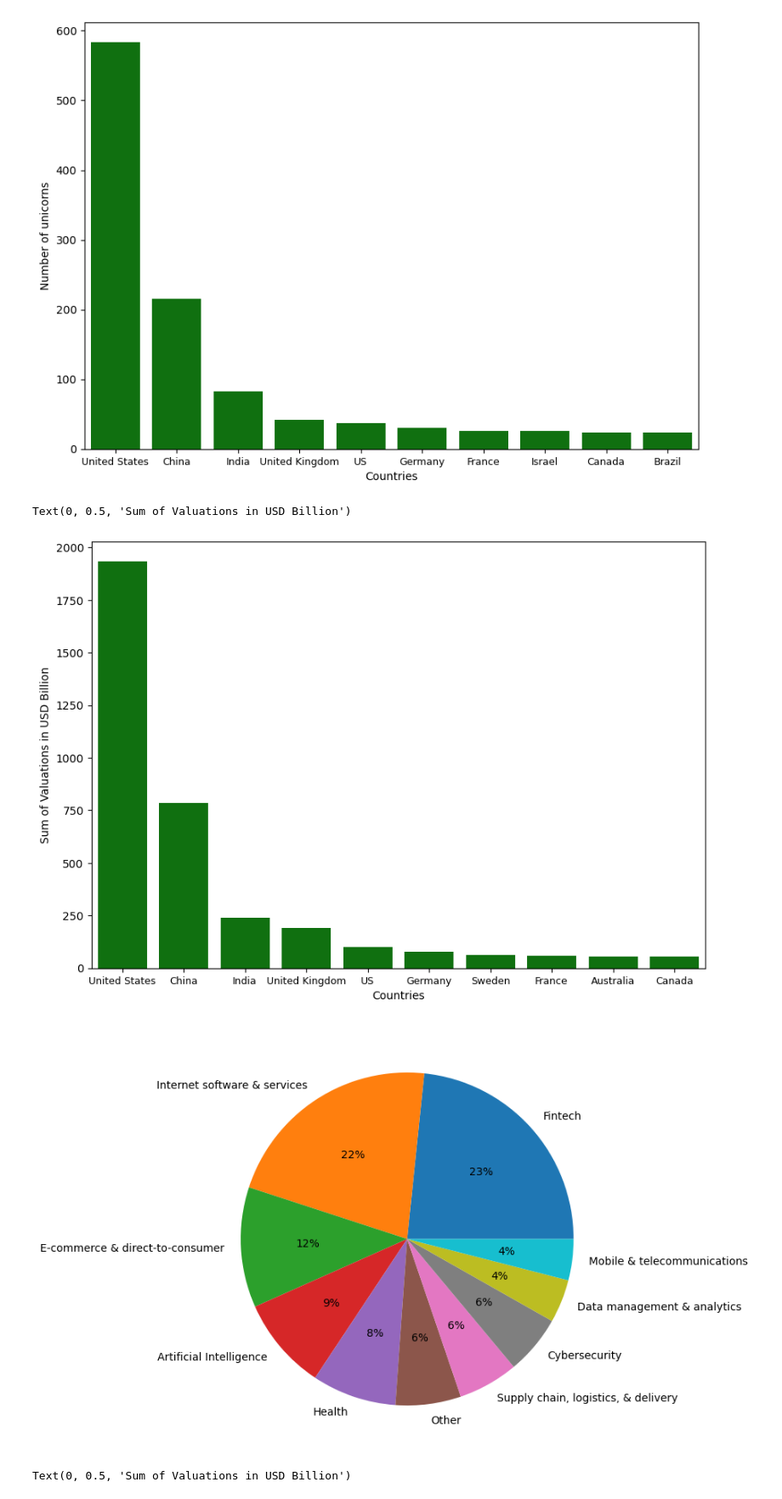
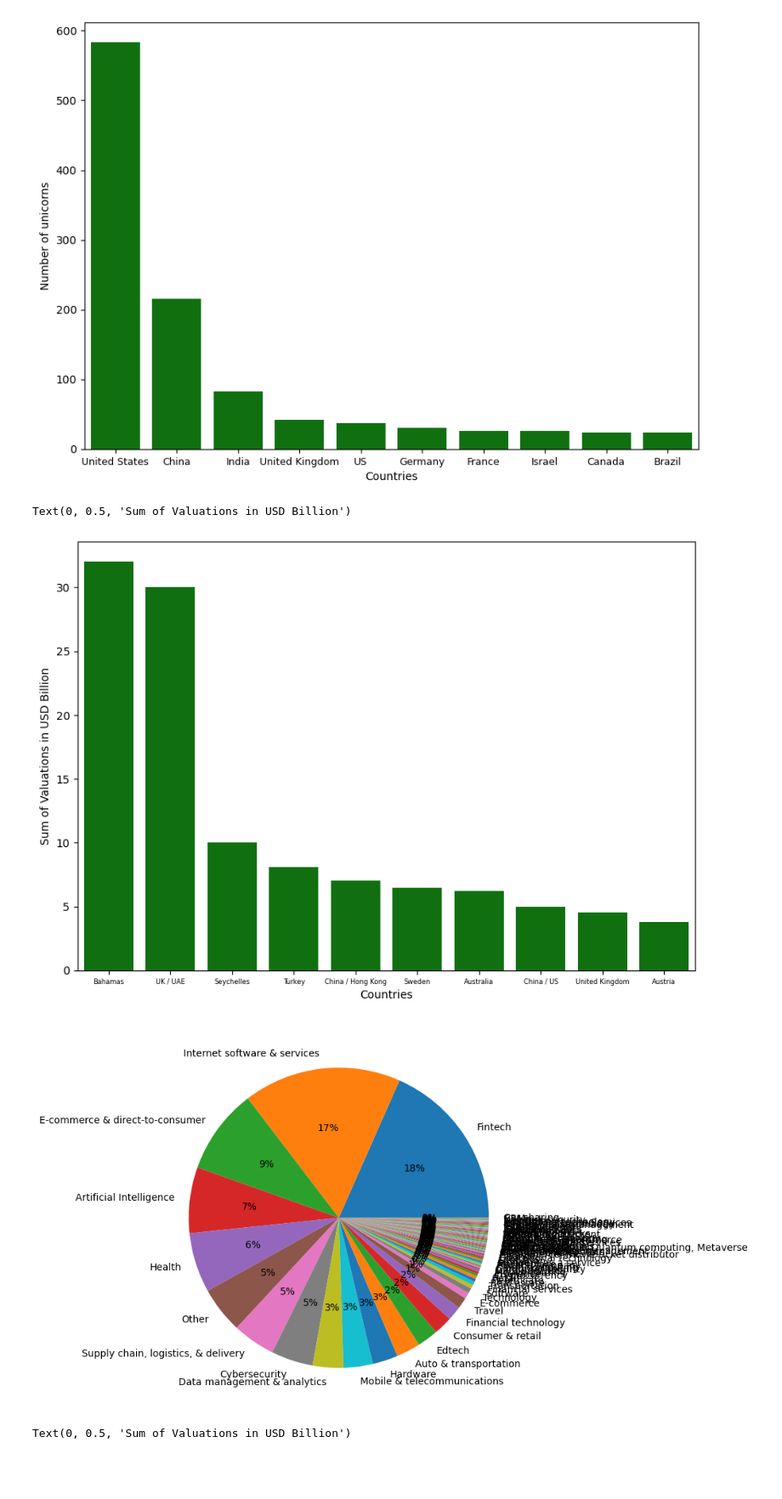
Before and after one commit to Frans-Grau/Project4-WebScrap, a Jupyter notebook: Insights/Unicorns.ipynb, the cells around one changed output. Shown: that part at 85% size. Saved outputs shown, nothing was run; the diff lists cells and outputs as text; code cells hidden in the pictures; blank space fills up the shorter version.

```diff
--- a/Insights/Unicorns.ipynb
+++ b/Insights/Unicorns.ipynb
@@ -43,14 +43,14 @@ Text(0, 0.5, 'Number of unicorns')
 ### Top Countries x Valutions
 
 # Grab the data
-TopCxV = unicorns.groupby('Country')['Valuation ($ Billion)'].sum().sort_values(ascending=False)[:10]
+TopCxV = unicorns.groupby('Country')['Valuation ($ Billion)'].mean().sort_values(ascending=False)[:10]
 
 # Plot
 fig03, ax = plt.subplots(figsize = (10, 7))
 sns.barplot( x = TopCxV.index , y = TopCxV.values, color="Green")
 ax.set_xlabel('Countries')
-plt.xticks(fontsize=9)
+plt.xticks(fontsize=6)
 ax.set_ylabel('Sum of Valuations in USD Billion')
 # %% [output]
 Text(0, 0.5, 'Sum of Valuations in USD Billion')
-[figure, old version]
+[figure, new version]
@@ -57,17 +59,17 @@ Text(0, 0.5, 'Sum of Valuations in USD Billion')
 # %%
 ### Top Industries x Num of unicorns
 
 # Grab the data
-TopIxU = unicorns.Industry.value_counts().sort_values(ascending=False)[:10]
+TopIxU = unicorns.Industry.value_counts().sort_values(ascending=False)
 labels = TopIxU.index
 data = TopIxU.values
 
 # Plot
 fig04, ax = plt.subplots(figsize = (10, 7))
 plt.pie(data, labels = labels, autopct='%.0f%%')
 plt.show()
 # %% [output]
-[figure, old version]
+[figure, new version]
 # %%
 ### Top Industries x Valuation
 # Grab the data
```
Also changed, not shown: parts of 3 cells of this notebook.
